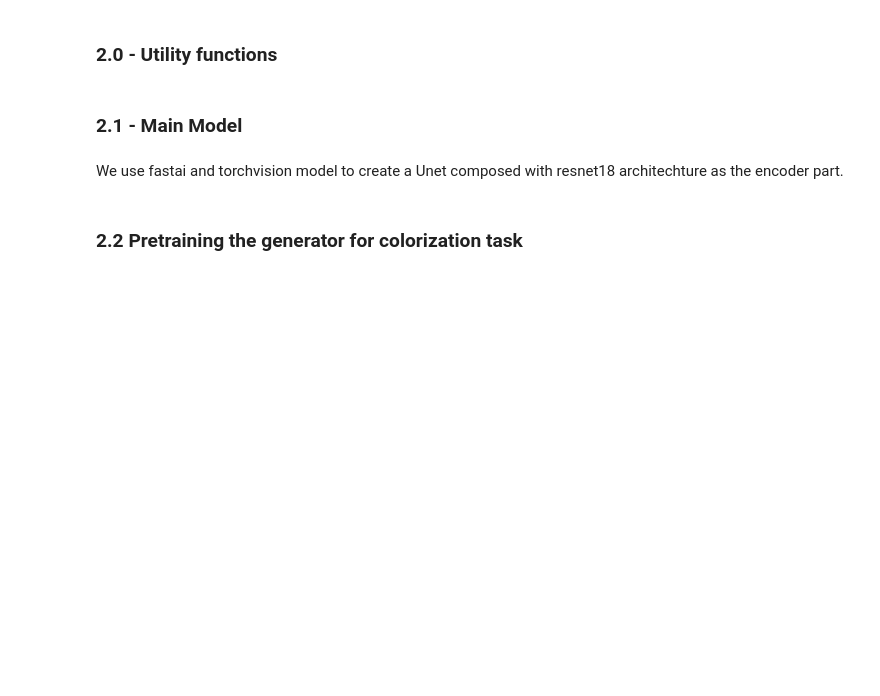
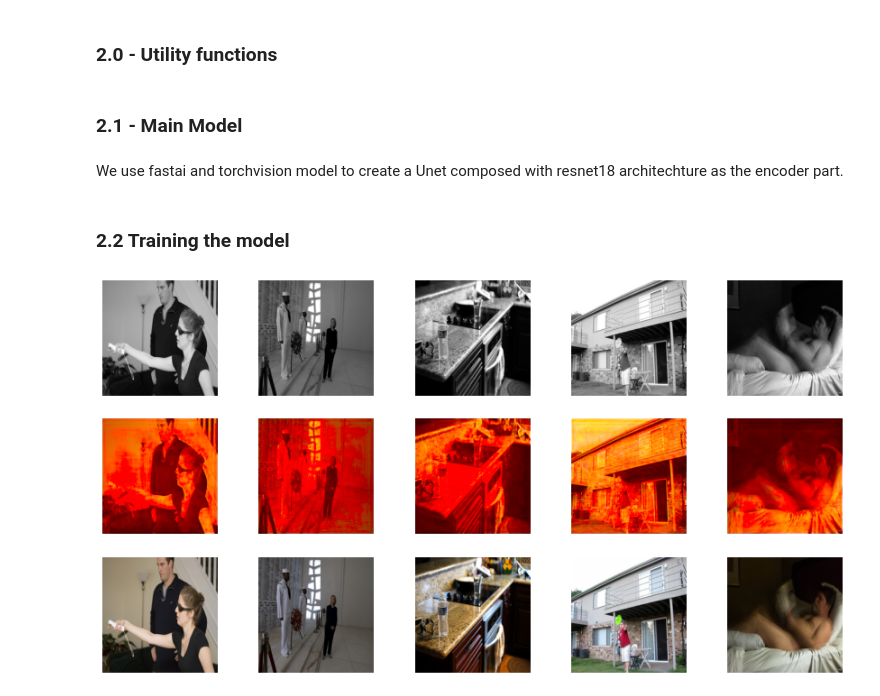
Before and after one commit to SalomonMalka/Black-and-white-image-colorization, a Jupyter notebook: Image_Colorization_with_U_Net_and_GAN_V0_cleaned.ipynb, the cells around one changed output. Saved outputs shown, nothing was run; the diff lists cells and outputs as text; code cells hidden in the pictures; blank space fills up the shorter version.

```diff
--- a/Image_Colorization_with_U_Net_and_GAN_V0_cleaned.ipynb
+++ b/Image_Colorization_with_U_Net_and_GAN_V0_cleaned.ipynb
@@ -287,27 +280,59 @@ def ResUnet(n_input=1, n_output=2, size=256):
     net_G = DynamicUnet(body, n_output, (size, size)).to(device)
     return net_G
 # %% [markdown]
-### 2.2 Pretraining the generator for colorization task
+### 2.2 Training the model
 # %%
+def visualize_images(L, ab, preds):
+  L_channel = data['L'][0][0]
+  a_channel = preds[0][0].detach()
+  b_channel = preds[0][1].detach()
+
+  fake_image = lab_to_rgb(L,preds)
+  real_image = lab_to_rgb(L,ab)
+
+  fig = plt.figure(figsize=(15, 8))
+  for i in range(5):
+    ax = plt.subplot(3, 5, i + 1)
+    ax.imshow(L[i][0], cmap='gray')
+    ax.axis("off")
+    ax = plt.subplot(3, 5, i + 1 + 5)
+    ax.imshow(fake_image[i])
+    ax.axis("off")
+    ax = plt.subplot(3, 5, i + 1 + 10)
+    ax.imshow(real_image[i])
+    ax.axis("off")
+  plt.show()
+
 def train_model(model, train_dl, opt, criterion, epochs):
+    visualize_every = 50
+    counter = 0
     for e in range(epochs):
         loss_meter = AverageMeter()
         for data in tqdm(train_dl):
             L, ab = data['L'].to(device), data['ab'].to(device)
             preds = model(L)
+
+            # visualize predicted images and loss every visualize_every cycles
+            if counter % visualize_every == 0:
+              visualize_images(L.detach(),ab.detach(),preds.detach())
+              counter = 0
+              print(f"L1 Loss: {loss_meter.avg:.5f}")
+            counter += 1
+            # end
+
             loss = criterion(preds, ab)
             opt.zero_grad()
             loss.backward()
             opt.step()
             loss_meter.update(loss.item(), L.size(0))
-
         print(f"Epoch {e + 1}/{epochs}")
         print(f"L1 Loss: {loss_meter.avg:.5f}")
 
 unet = ResUnet(n_input=1, n_output=2, size=256)
 opt = optim.Adam(unet.parameters(), lr=1e-4)
 criterion = nn.L1Loss()
 num_epochs = 2
 train_model(unet, train_dl, opt, criterion, num_epochs)
 torch.save(unet.state_dict(), "res18-unet.pt")
 # %% [output]
+[figure, added]
```
Also changed, not shown: parts of 6 cells of this notebook.
